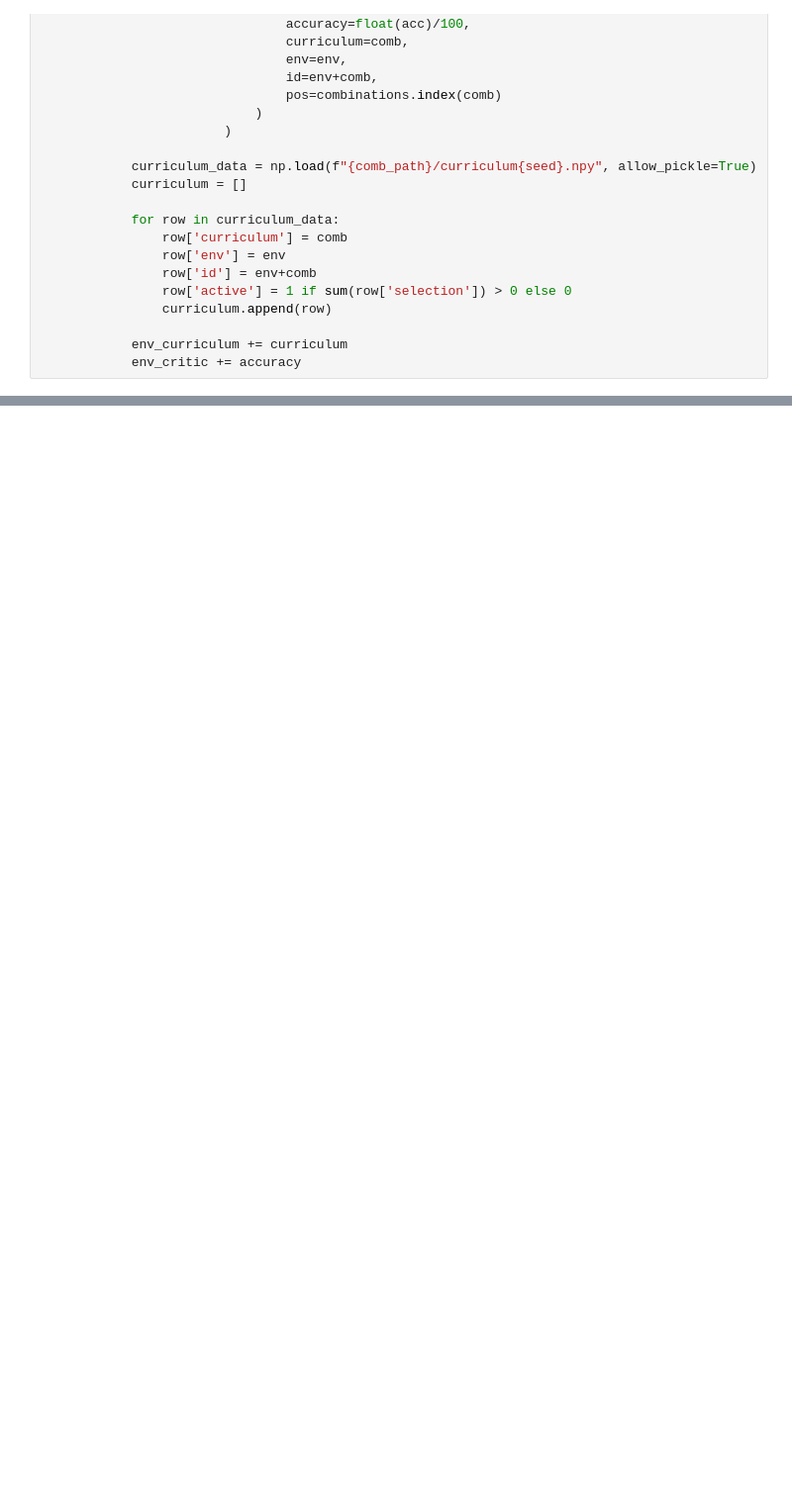
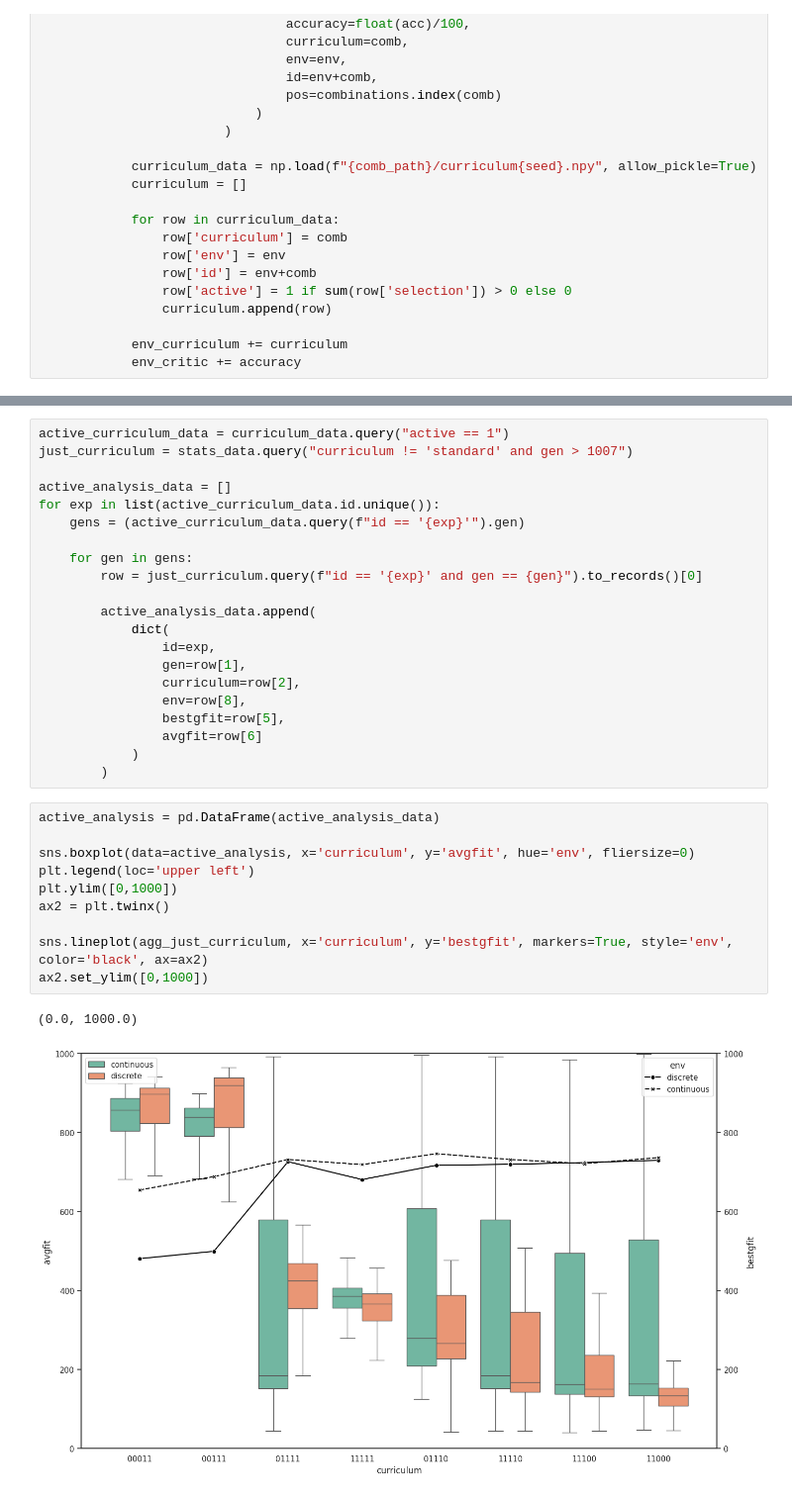
Before and after one commit to curriculum-guys/data-analysis, a Jupyter notebook: analysis/curriculum.ipynb, the cells around one changed output, grey strips where cells are left out. Shown at 99% size. Drawn from its saved outputs; the diff is of its cells as text; blank space fills up the shorter version.

```diff
--- a/analysis/curriculum.ipynb
+++ b/analysis/curriculum.ipynb
@@ -147,0 +154,34 @@ plt.legend(loc='upper left')
+# %%
+active_curriculum_data = curriculum_data.query("active == 1")
+just_curriculum = stats_data.query("curriculum != 'standard' and gen > 1007")
+
+active_analysis_data = []
+for exp in list(active_curriculum_data.id.unique()):
+    gens = (active_curriculum_data.query(f"id == '{exp}'").gen)
+
+    for gen in gens:
+        row = just_curriculum.query(f"id == '{exp}' and gen == {gen}").to_records()[0]
+
+        active_analysis_data.append(
+            dict(
+                id=exp,
+                gen=row[1],
+                curriculum=row[2],
+                env=row[8],
+                bestgfit=row[5],
+                avgfit=row[6]
+            )
+        )
+# %%
+active_analysis = pd.DataFrame(active_analysis_data)
+
+sns.boxplot(data=active_analysis, x='curriculum', y='avgfit', hue='env', fliersize=0)
+plt.legend(loc='upper left')
+plt.ylim([0,1000])
+ax2 = plt.twinx()
+
+sns.lineplot(agg_just_curriculum, x='curriculum', y='bestgfit', markers=True, style='env', color='black', ax=ax2)
+ax2.set_ylim([0,1000])
+# %% [output]
+(0.0, 1000.0)
+[figure, added]
```
Also changed, not shown: parts of 5 cells of this notebook.
